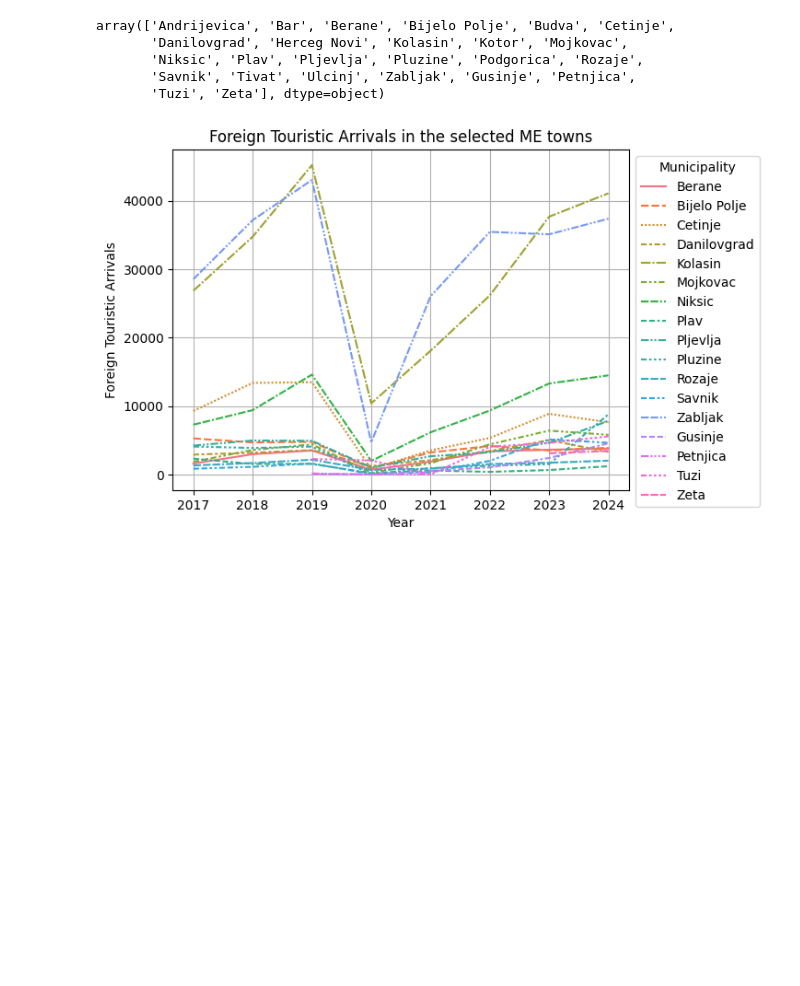
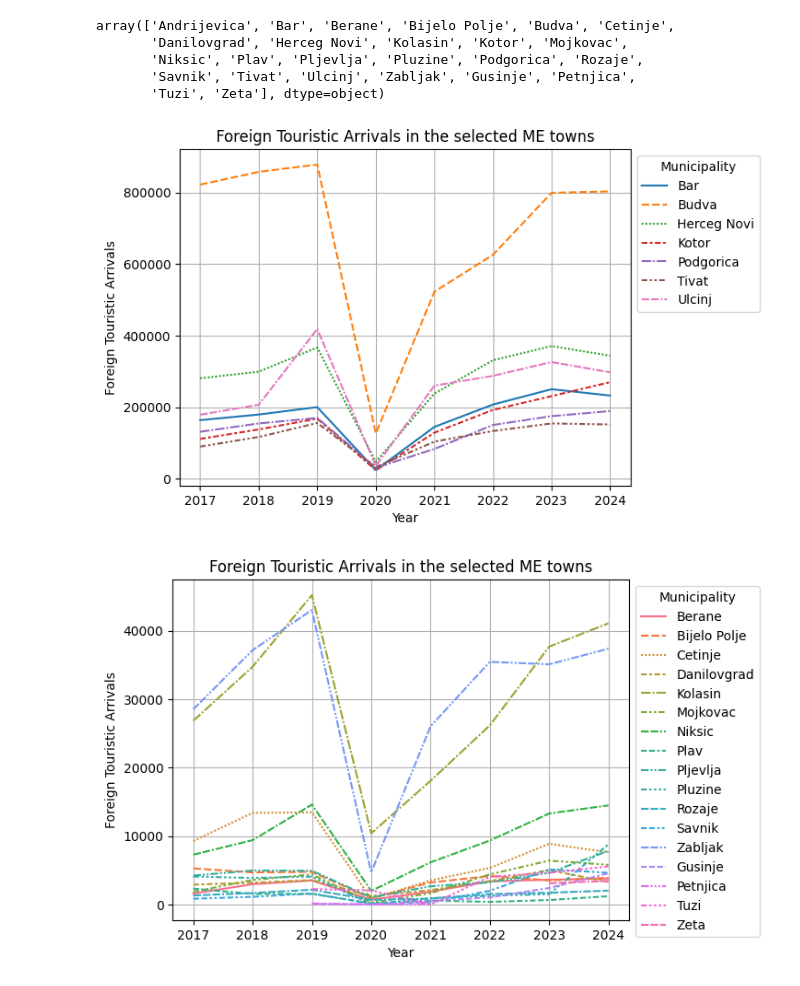
Before and after one commit to andrei-shabanov/tourism-postcovid-recovery, a Jupyter notebook: notebook/1.2_data_collection_me.ipynb, the cells around one changed output. Cells and saved outputs as stored; diff of their text form; code cells hidden in the pictures; blank space fills up the shorter version.

```diff
--- a/notebook/1.2_data_collection_me.ipynb
+++ b/notebook/1.2_data_collection_me.ipynb
@@ -130,19 +130,19 @@ array(['Andrijevica', 'Bar', 'Berane', 'Bijelo Polje', 'Budva', 'Cetinje',
 # %%
 ax1 = sns.lineplot(
     data=mainDf.loc[
         (mainDf['Attribute'].isin(['Foreign Arrivals']))
         & (mainDf['Municipality'].isin([
-            'Bar', 'Budva', 'Herceg Novi', 'Kotor', 'Podgorica', 'Rozaje',
-       'Savnik', 'Tivat', 'Ulcinj', 'Zabljak', 'Gusinje', 'Petnjica',
-       'Tuzi', 'Zeta'
+            'Bar', 'Budva', 'Herceg Novi', 'Kotor', 'Podgorica', 'Tivat', 'Ulcinj',
         ]))
     ],
     x="Year", y="Value", hue="Municipality", style="Municipality"
 )
 ax1.set(ylabel='Foreign Touristic Arrivals')
 ax1.grid()
 ax1.set_title("Foreign Touristic Arrivals in the selected ME towns")
 sns.move_legend(ax1, "upper left", bbox_to_anchor=(1, 1))
+# %% [output]
+[figure, added]
 # %%
 ax = sns.lineplot(
     data=mainDf.loc[
```
Also changed, not shown: 8 other files.
